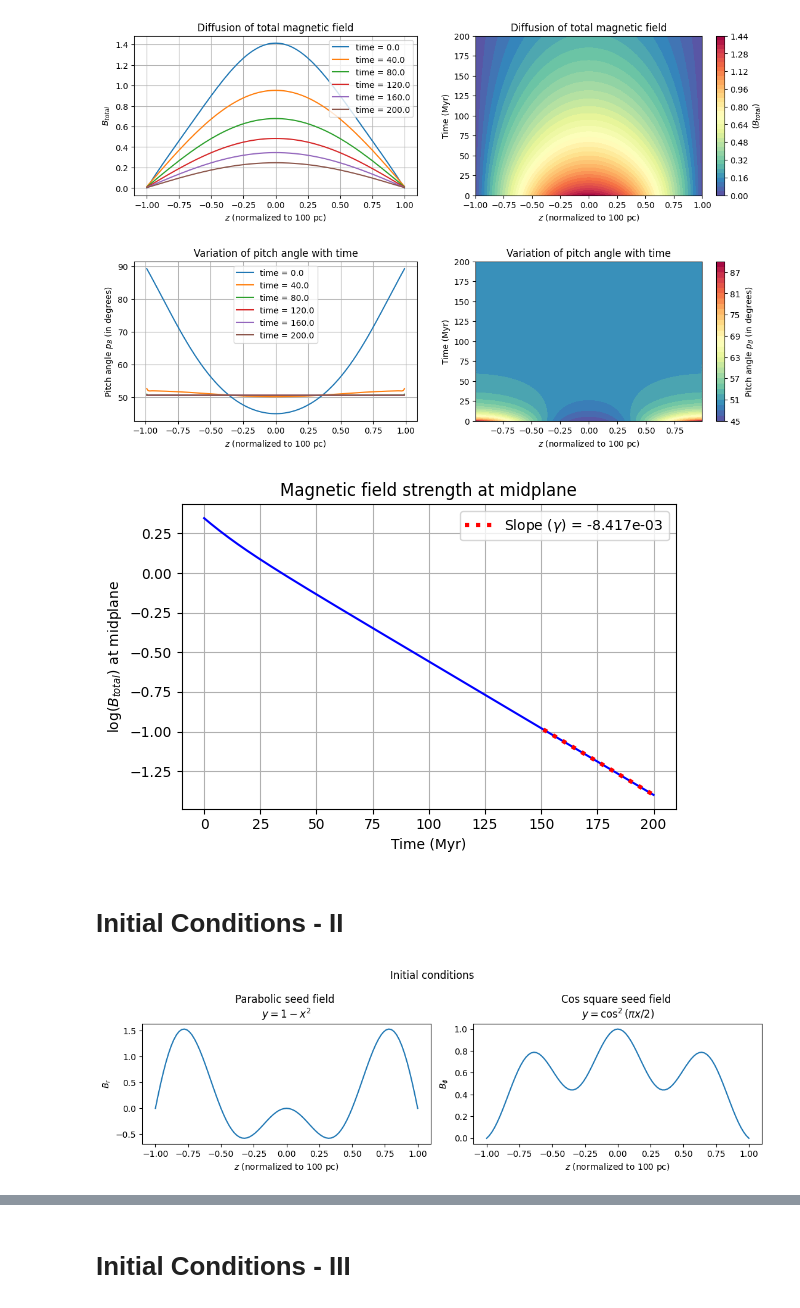
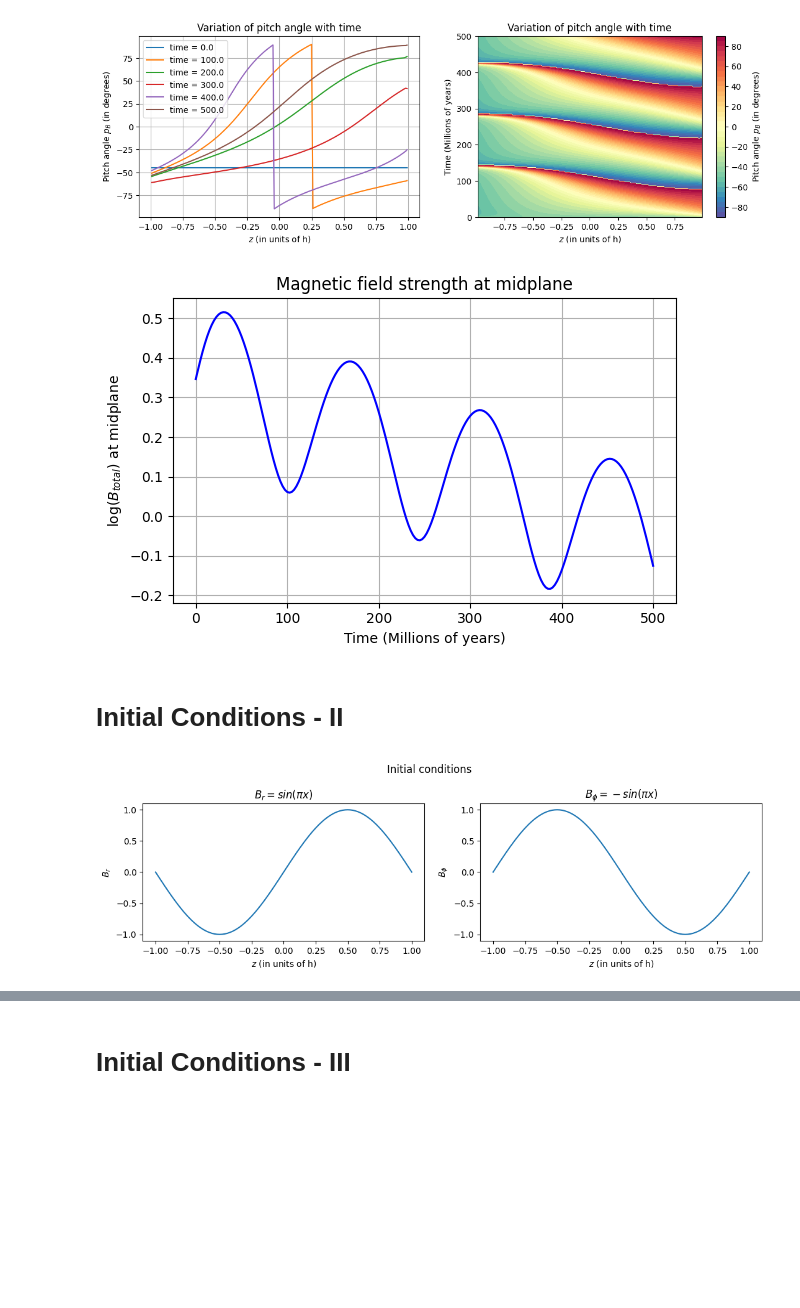
Before and after one commit to ratuldas6/P464_Galactic_Dynamo_Project, a Jupyter notebook: Task 2.ipynb, the cells around one changed output, grey strips where cells are left out. Cells and saved outputs as stored; diff of their text form; code cells hidden in the pictures; blank space fills up the shorter version.

```diff
--- a/Task 2.ipynb
+++ b/Task 2.ipynb
@@ -7,9 +9,9 @@ import mylibrary as ml
 # %%
 def init_cond_Br(x):
-    return 1-x**2
+    return np.cos(np.pi/2*x)
 
 def init_cond_Bphi(x):
-    return np.cos(np.pi/2*x)**2
+    return -np.cos(np.pi/2*x)
 
 def source_term(x, t):
     return 0
@@ -19,15 +21,15 @@ z = np.linspace(-1, 1, 101)
 plt.figure(figsize=(11, 3.5))
 plt.subplot(121)
 plt.plot(z, init_cond_Br(z))
-plt.xlabel(r'$z$ (normalized to 100 pc)')
+plt.xlabel(r'$z$ (in units of h)')
 plt.ylabel(r'$B_r$')
-plt.title(r'Parabolic seed field '+'\n'+r'$ y = 1-x^2$')
+plt.title(r'$B_r = cos(\frac{\pi}{2}x)$')
 
 plt.subplot(122)
 plt.plot(z, init_cond_Bphi(z))
-plt.xlabel(r'$z$ (normalized to 100 pc)')
+plt.xlabel(r'$z$ (in units of h)')
 plt.ylabel(r'$B_{\phi}$')
-plt.title(r'Cos square seed field '+'\n'+r'$ y = \cos^2(\pi x/2)$')
+plt.title(r'$B_\phi = -cos(\frac{\pi}{2}x)$')
 
 plt.suptitle('Initial conditions')
 plt.tight_layout(pad=1)
@@ -98,78 +154,55 @@ plt.show()
 # %%
-B_total, pitch = ml.get_B_and_pitch(soln_r, soln_phi)
-
-# Plot the total magnetic field and the pitch angle
-
 # Create 2D plots
 plt.figure(figsize=(12, 8))
 plt.subplot(2, 2, 1)
-for i in (range(0, len(time_grid), int(len(time_grid)/5))):
-    plt.plot(spatial_grid, B_total[:, i], label=f'time = {time_grid[i]:.1f}')
-plt.xlabel(r'$z$ (normalized to 100 pc)')
-plt.ylabel(r'$B_{total}$')
-plt.title('Diffusion of total magnetic field')
-plt.grid()
-plt.legend()
-
-# Create imshow plot
-plt.subplot(2, 2, 2)
-plt.contourf(*np.meshgrid(spatial_grid, time_grid), B_total.T, 40, cmap='Spectral_r')
-plt.colorbar(label=r'($B_{total}$)')
-plt.title(r'Diffusion of total magnetic field')
-plt.xlabel(r'$z$ (normalized to 100 pc)')
-plt.ylabel(r'Time (Myr)')
-
-# Create 2D plots
-plt.subplot(2, 2, 3)
-for i in (range(0, len(time_grid), int(len(time_grid)/5))):
-    plt.plot(spatial_grid[1:-1], pitch[1:-1, i], label=f'time = {time_grid[i]:.1f}')
-plt.xlabel(r'$z$ (normalized to 100 pc)')
+for i in (range(0, len(t), int(len(t)/5))):
+    plt.plot(z[1:-1], pitch[1:-1, i], label=f'time = {t[i]:.1f}')
+plt.xlabel(r'$z$ (in units of h)')
 plt.ylabel(r'Pitch angle $p_B$ (in degrees)')
 plt.title(r'Variation of pitch angle with time')
 plt.grid()
 plt.legend()
 
 # Create imshow plot
-plt.subplot(2, 2, 4)
-plt.contourf(*np.meshgrid(spatial_grid[1:-1], time_grid), pitch.T[:, 1:-1], 40, cmap='Spectral_r')
+plt.subplot(2, 2, 2)
+plt.contourf(*np.meshgrid(z[1:-1], t), pitch.T[:, 1:-1], 40, cmap='Spectral_r')
 plt.colorbar(label=r'Pitch angle $p_B$ (in degrees)')
 plt.title('Variation of pitch angle with time')
-plt.xlabel(r'$z$ (normalized to 100 pc)')
-plt.ylabel('Time (Myr)')
+plt.xlabel(r'$z$ (in units of h)')
+plt.ylabel('Time (Millions of years)')
 
 plt.tight_layout(pad=3)
 
 plt.show()
 # %% [output]
-[figure, old version]
+[figure, new version]
 # %%
 # Plot the decay of the magnetic field at the midplane
-B_mid = np.log(B_total[int(len(spatial_grid)/2), :])
-m, c = np.polyfit(time_grid[-50:], B_mid[-50:], 1)
+B_mid = np.log(B_total[int(len(z)/2), :])
+#m, c = np.polyfit(t[-50:], B_mid[-50:], 1)
 
 plt.figure(figsize=(6, 4))
-plt.plot(time_grid, B_mid, 'b-')
+plt.plot(t, B_mid, 'b-')
 # plot another line with the slope and intercept m and c
-plt.plot(time_grid[-50:], m*time_grid[-50:] + c, 'r:', linewidth=3, label=r'Slope ($\gamma$) = {:.3e}'.format(m))
-plt.xlabel('Time (Myr)')
+#plt.plot(t[-50:], m*t[-50:] + c, 'r:', linewidth=3, label=r'Slope ($\gamma$) = {:.3e}'.format(m))
+plt.xlabel('Time (Millions of years)')
 plt.ylabel('log$(B_{total})$ at midplane')
 plt.title(r'Magnetic field strength at midplane')
-# plt.yscale('log')
 plt.grid()
-plt.legend()
+#plt.legend()
 plt.tight_layout()
 
 plt.show()
 # %% [output]
-[figure, old version]
+[figure, new version]
 # %% [markdown]
 # Initial Conditions - II
 # %%
 def init_cond_Br(x):
-    return -2*x*np.sin(2*np.pi*x)
+    return np.sin(np.pi*x)
 
 def init_cond_Bphi(x):
-    return 0.75 - 0.5*x**2 + 0.25*np.cos(3*np.pi*x)
+    return -np.sin(np.pi*x)
 
 def source_term(x, t):
     return 0
@@ -179,19 +212,19 @@ z = np.linspace(-1, 1, 101)
 plt.figure(figsize=(11, 3.5))
 plt.subplot(121)
 plt.plot(z, init_cond_Br(z))
-plt.xlabel(r'$z$ (normalized to 100 pc)')
+plt.xlabel(r'$z$ (in units of h)')
 plt.ylabel(r'$B_r$')
-plt.title(r'Parabolic seed field '+'\n'+r'$ y = 1-x^2$')
+plt.title(r'$B_r = sin(\pi x)$')
 
 plt.subplot(122)
 plt.plot(z, init_cond_Bphi(z))
-plt.xlabel(r'$z$ (normalized to 100 pc)')
+plt.xlabel(r'$z$ (in units of h)')
 plt.ylabel(r'$B_{\phi}$')
-plt.title(r'Cos square seed field '+'\n'+r'$ y = \cos^2(\pi x/2)$')
+plt.title(r'$B_\phi = -sin(\pi x)$')
 
 plt.suptitle('Initial conditions')
 plt.tight_layout(pad=1)
 
 plt.show()
 # %% [output]
-[figure, old version]
+[figure, new version]
```
Also changed, not shown: parts of 20 cells of this notebook, 1 other file.
